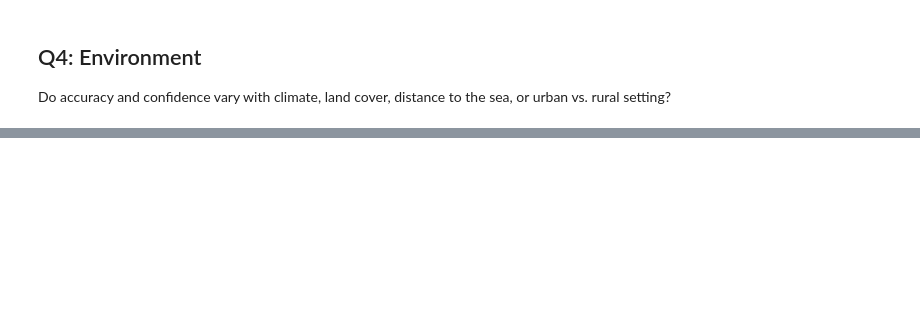
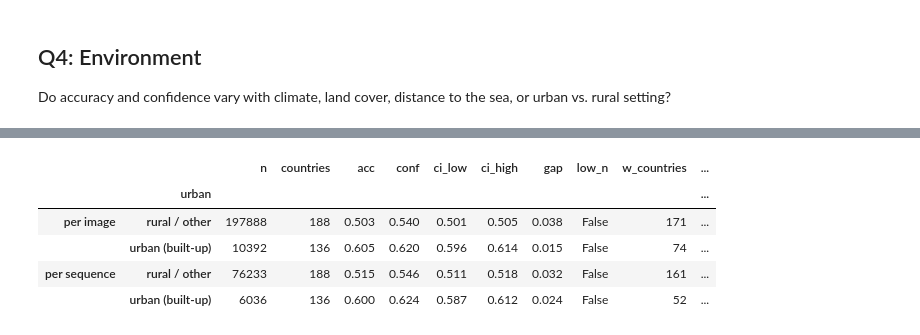
Before and after one commit to mhammer3366/ai_and_visualisation_OpenSI, a Jupyter notebook: notebooks/phase1_AI.ipynb, the cells around one changed output, grey strips where cells are left out. Saved outputs shown, nothing was run; the diff lists cells and outputs as text; code cells hidden in the pictures; blank space fills up the shorter version.

```diff
--- a/notebooks/phase1_AI.ipynb
+++ b/notebooks/phase1_AI.ipynb
@@ -129,0 +276,11 @@ from pair_a import q4_environment as q4
+# %%
+ur = q4.effect_table(env, "urban")
+ur_seq = q4.effect_table(q4.per_sequence(env, "urban"), "urban")
+display(pd.concat({"per image": ur, "per sequence": ur_seq}).round(3))
+# %% [output]
+|  |  | n | countries | acc | conf | ci_low | ci_high | gap | low_n | w_countries | ... |
+|  | urban |  |  |  |  |  |  |  |  |  | ... |
+| per image | rural / other | 197888 | 188 | 0.503 | 0.540 | 0.501 | 0.505 | 0.038 | False | 171 | ... |
+|  | urban (built-up) | 10392 | 136 | 0.605 | 0.620 | 0.596 | 0.614 | 0.015 | False | 74 | ... |
+| per sequence | rural / other | 76233 | 188 | 0.515 | 0.546 | 0.511 | 0.518 | 0.032 | False | 161 | ... |
+|  | urban (built-up) | 6036 | 136 | 0.600 | 0.624 | 0.587 | 0.612 | 0.024 | False | 52 | ... |
```
Also changed, not shown: parts of 18 cells of this notebook, 2 other files.
